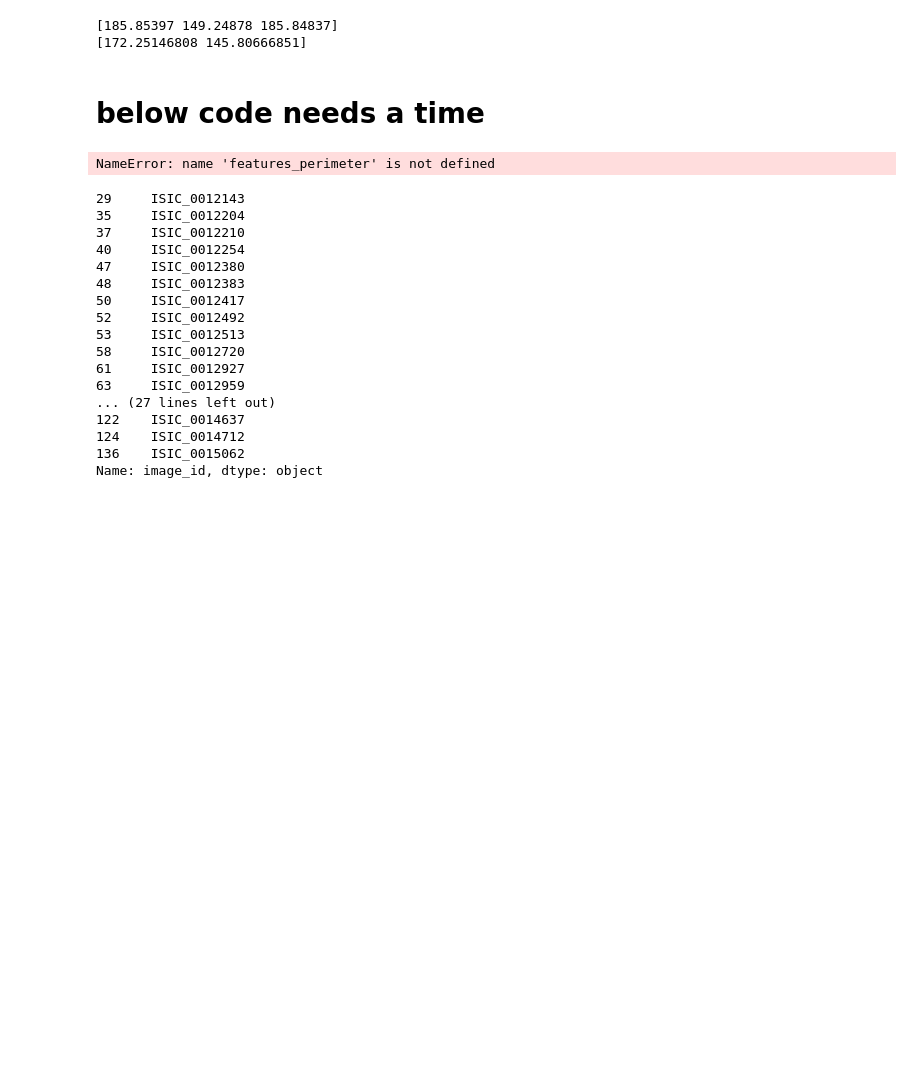
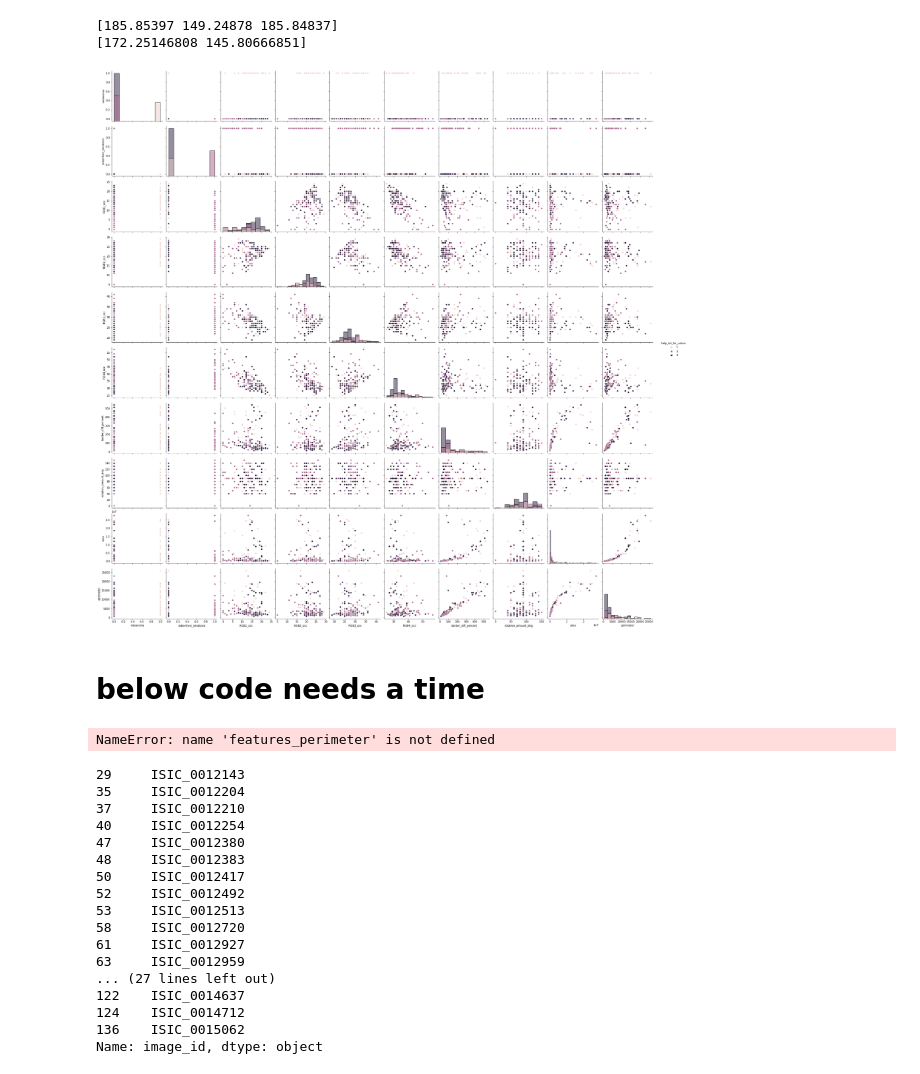
Before and after one commit to csipapicsa/fyp2021p03q10, a Jupyter notebook: notebooks/task_1.ipynb, the cells around one changed output. Saved outputs shown, nothing was run; the diff lists cells and outputs as text; code cells hidden in the pictures; blank space fills up the shorter version.

```diff
--- a/notebooks/task_1.ipynb
+++ b/notebooks/task_1.ipynb
@@ -441,6 +426,10 @@ print(average)
 # %% [output]
 [185.85397 149.24878 185.84837]
 [172.25146808 145.80666851]
+# %%
+sns.pairplot(final_df, hue="help_int_for_colors",  height=3, diag_kind="hist");
+# %% [output]
+[figure, added]
 # %% [markdown]
 # below code needs a time
 # %%
```
Also changed, not shown: parts of 10 cells of this notebook, 3 other files.
